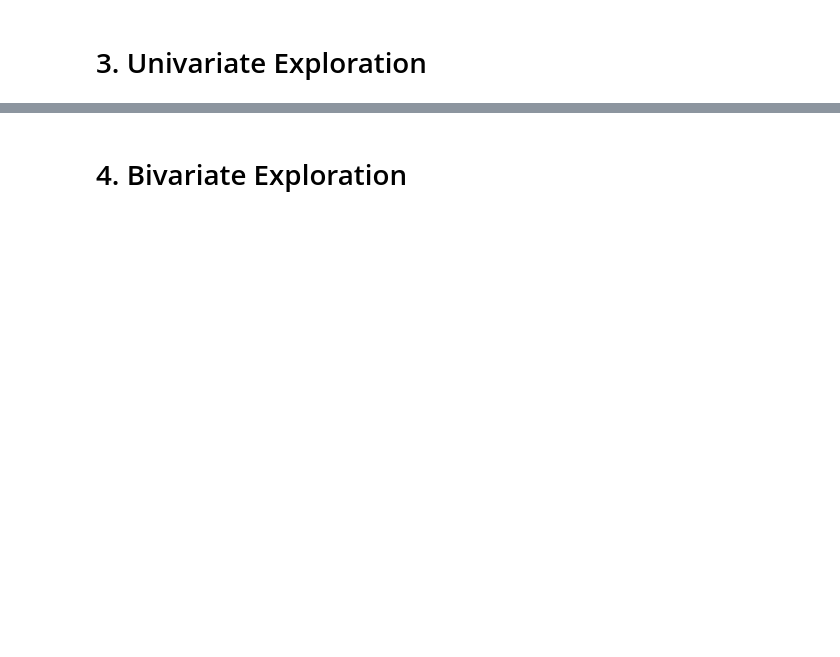
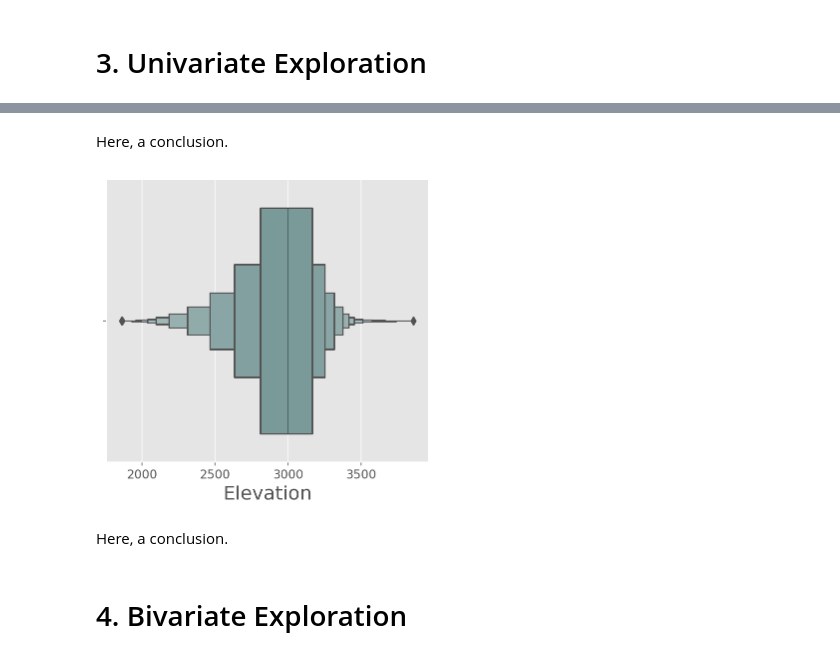
Before and after one commit to LeBonThib/PERNET_SIMPLON_PYTHON, a Jupyter notebook: data_exploration/custom_eda_tool.ipynb, the cells around one changed output, grey strips where cells are left out. Drawn from its saved outputs; the diff is of its cells as text; code cells hidden in the pictures; blank space fills up the shorter version.

```diff
--- a/data_exploration/custom_eda_tool.ipynb
+++ b/data_exploration/custom_eda_tool.ipynb
@@ -263,2 +320,11 @@ sns.scatterplot(y='store_industry', x='inspection_result', data=newdf)
+# %% [markdown]
+Here, a conclusion.
+# %%
+sns.catplot(kind='boxen', data=dataframe, x='Elevation')
+plt.show()
+# %% [output]
+[figure, added]
+# %% [markdown]
+Here, a conclusion.
 # %% [markdown]
 # 4. Bivariate Exploration
```
Also changed, not shown: parts of 56 cells of this notebook, 4 other files.
